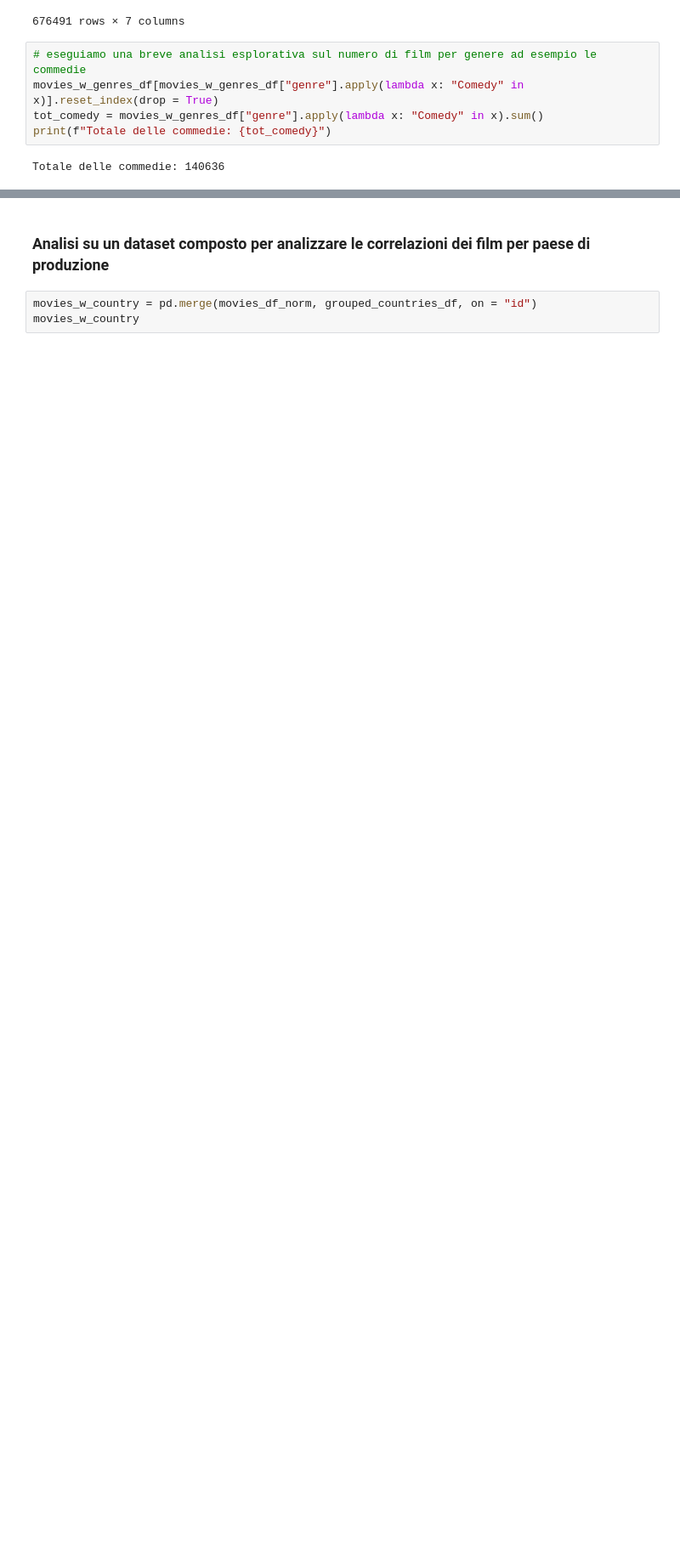
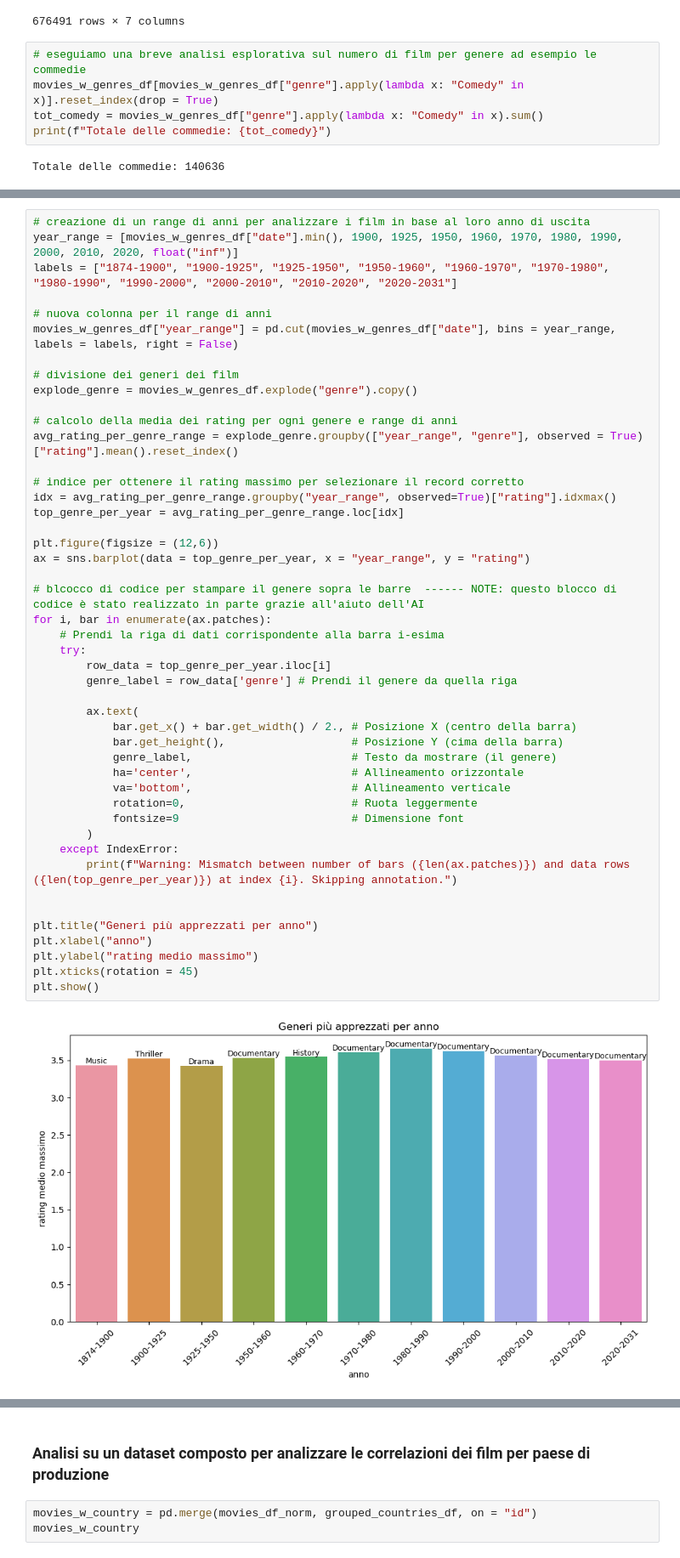
Before and after one commit to DominikGani/Domenico-Ganino-Progetto-IUM-2025, a Jupyter notebook: Main.ipynb, the cells around one changed output, grey strips where cells are left out. Shown: that part at 85% size. Drawn from its saved outputs; the diff is of its cells as text; blank space fills up the shorter version.

Commit message:
Ulteriori analisi in file Main
Analisi sui generi per vedere qual è il più apprezzato in determinati range di periodo

```diff
--- a/Main.ipynb
+++ b/Main.ipynb
@@ -124,0 +127,48 @@ Il genre più apprezzato è Documentary con una valutazione media di 3.52
+# %%
+# creazione di un range di anni per analizzare i film in base al loro anno di uscita
+year_range = [movies_w_genres_df["date"].min(), 1900, 1925, 1950, 1960, 1970, 1980, 1990, 2000, 2010, 2020, float("inf")]
+labels = ["1874-1900", "1900-1925", "1925-1950", "1950-1960", "1960-1970", "1970-1980", "1980-1990", "1990-2000", "2000-2010", "2010-2020", "2020-2031"]
+
+# nuova colonna per il range di anni
+movies_w_genres_df["year_range"] = pd.cut(movies_w_genres_df["date"], bins = year_range, labels = labels, right = False)
+
+# divisione dei generi dei film
+explode_genre = movies_w_genres_df.explode("genre").copy()
+
+# calcolo della media dei rating per ogni genere e range di anni
+avg_rating_per_genre_range = explode_genre.groupby(["year_range", "genre"], observed = True)["rating"].mean().reset_index()
+
+# indice per ottenere il rating massimo per selezionare il record corretto
+idx = avg_rating_per_genre_range.groupby("year_range", observed=True)["rating"].idxmax()
+top_genre_per_year = avg_rating_per_genre_range.loc[idx]
+
+plt.figure(figsize = (12,6))
+ax = sns.barplot(data = top_genre_per_year, x = "year_range", y = "rating")
+
+# blcocco di codice per stampare il genere sopra le barre  ------ NOTE: questo blocco di codice è stato realizzato in parte grazie all'aiuto dell'AI
+for i, bar in enumerate(ax.patches):
+    # Prendi la riga di dati corrispondente alla barra i-esima
+    try:
+        row_data = top_genre_per_year.iloc[i]
+        genre_label = row_data['genre'] # Prendi il genere da quella riga
+
+        ax.text(
+            bar.get_x() + bar.get_width() / 2., # Posizione X (centro della barra)
+            bar.get_height(),                   # Posizione Y (cima della barra)
+            genre_label,                        # Testo da mostrare (il genere)
+            ha='center',                        # Allineamento orizzontale
+            va='bottom',                        # Allineamento verticale
+            rotation=0,                         # Ruota leggermente
+            fontsize=9                          # Dimensione font
+        )
+    except IndexError:
+        print(f"Warning: Mismatch between number of bars ({len(ax.patches)}) and data rows ({len(top_genre_per_year)}) at index {i}. Skipping annotation.")
+
+
+plt.title("Generi più apprezzati per anno")
+plt.xlabel("anno")
+plt.ylabel("rating medio massimo")
+plt.xticks(rotation = 45)
+plt.show()
+# %% [output]
+[figure, added]
```
Also changed, not shown: parts of 5 cells of this notebook.
